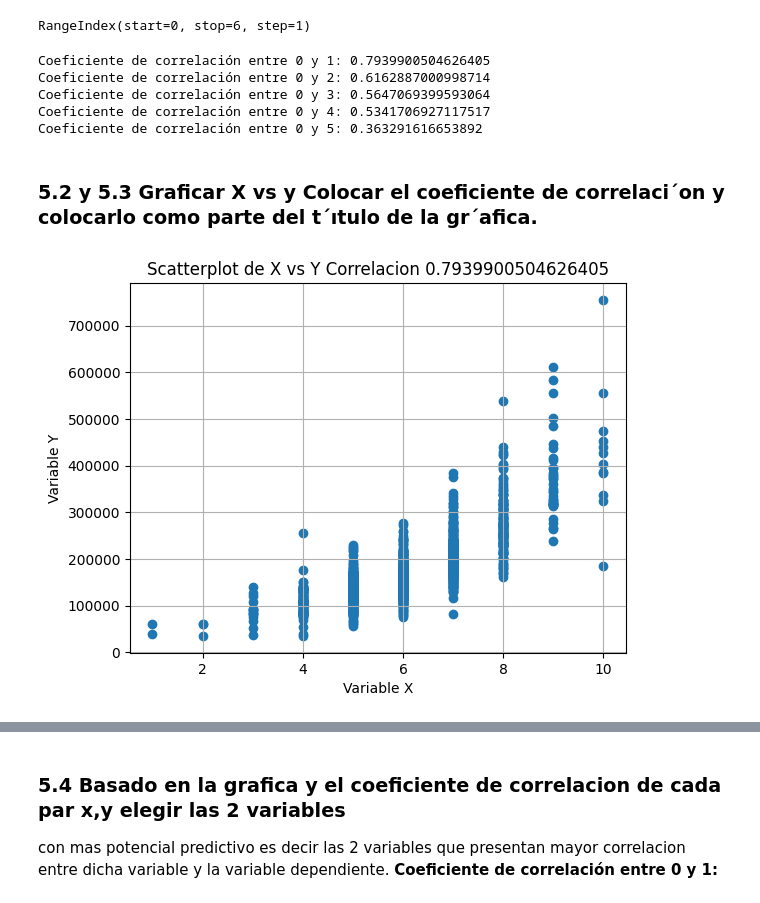
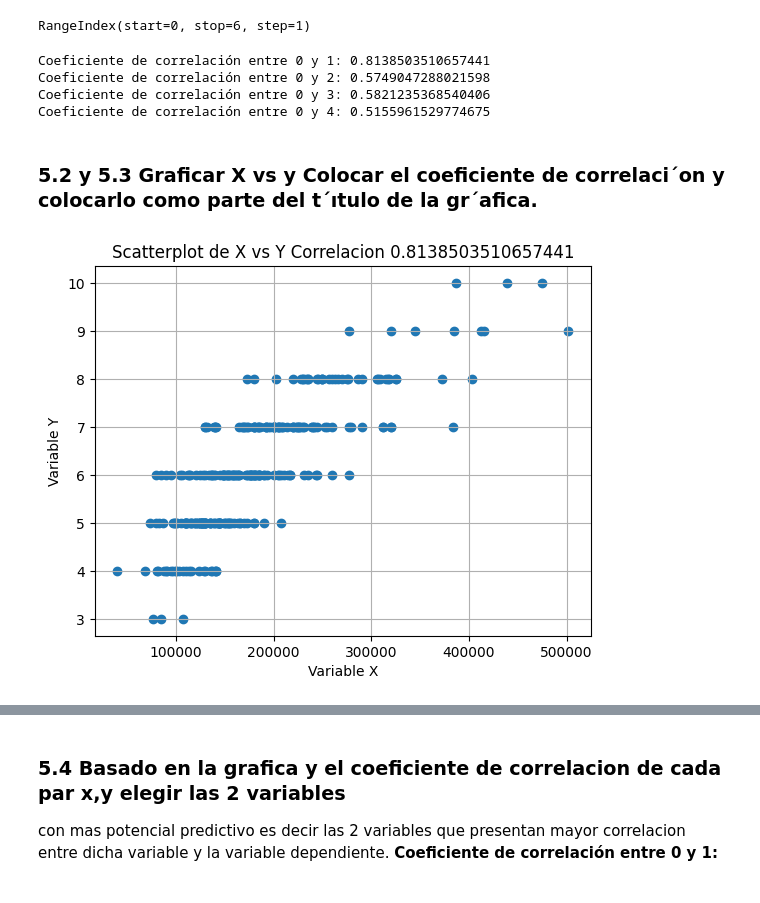
Before and after one commit to andrewhdz130794/Proyecto_Final, a Jupyter notebook: Proyecto_1.ipynb, the cells around one changed output, grey strips where cells are left out. Cells and saved outputs as stored; diff of their text form; code cells hidden in the pictures.

```diff
--- a/Proyecto_1.ipynb
+++ b/Proyecto_1.ipynb
@@ -27,7 +24,7 @@ validacion = 0.20
 ind_entrenamiento = int(data_total * entrenamiento)
 data_entrenamiento = archivo[:ind_entrenamiento]
 ind_validacion_prueba = int(data_total * validacion)
-data_validacion = archivo[:ind_validacion_prueba]
+data_entrenamiento = archivo[:ind_validacion_prueba]
 # %% [markdown]
 ## 3. Analisis exploratorio de datos: Para cada variable en el dataset calcula usando numpy o pandas
 # %%
@@ -92,26 +89,24 @@ print("Coeficiente de correlación entre 0 y 1:", coef_correlacion_1)
 print("Coeficiente de correlación entre 0 y 2:", coef_correlacion_2)
 print("Coeficiente de correlación entre 0 y 3:", coef_correlacion_3)
 print("Coeficiente de correlación entre 0 y 4:", coef_correlacion_4)
-print("Coeficiente de correlación entre 0 y 5:", coef_correlacion_5)
 # %% [output]
-Coeficiente de correlación entre 0 y 1: 0.7939900504626405
-Coeficiente de correlación entre 0 y 2: 0.6162887000998714
-Coeficiente de correlación entre 0 y 3: 0.5647069399593064
-Coeficiente de correlación entre 0 y 4: 0.5341706927117517
-Coeficiente de correlación entre 0 y 5: 0.363291616653892
+Coeficiente de correlación entre 0 y 1: 0.8138503510657441
+Coeficiente de correlación entre 0 y 2: 0.5749047288021598
+Coeficiente de correlación entre 0 y 3: 0.5821235368540406
+Coeficiente de correlación entre 0 y 4: 0.5155961529774675
 # %% [markdown]
 ### 5.2 y 5.3 Graficar X vs y  Colocar el coeficiente de correlaci´on y colocarlo como parte del t´ıtulo de la gr´afica.
 # %%
 # Graficar x vs y como un scatterplot
-plt.scatter(data_entrenamiento[1], data_entrenamiento[0])
+plt.scatter(data_entrenamiento[0], data_entrenamiento[1])
 
 # Agregar etiquetas y título al gráfico
 plt.xlabel('Variable X')
 plt.ylabel('Variable Y')
 plt.title(f'Scatterplot de X vs Y Correlacion {coef_correlacion_1}')
 
 # Mostrar el gráfico
 plt.grid(True)  # Agregar una cuadrícula al gráfico si lo deseas
 plt.show()
 # %% [output]
-[figure, old version]
+[figure, new version]
```
Also changed, not shown: parts of 8 cells of this notebook.
